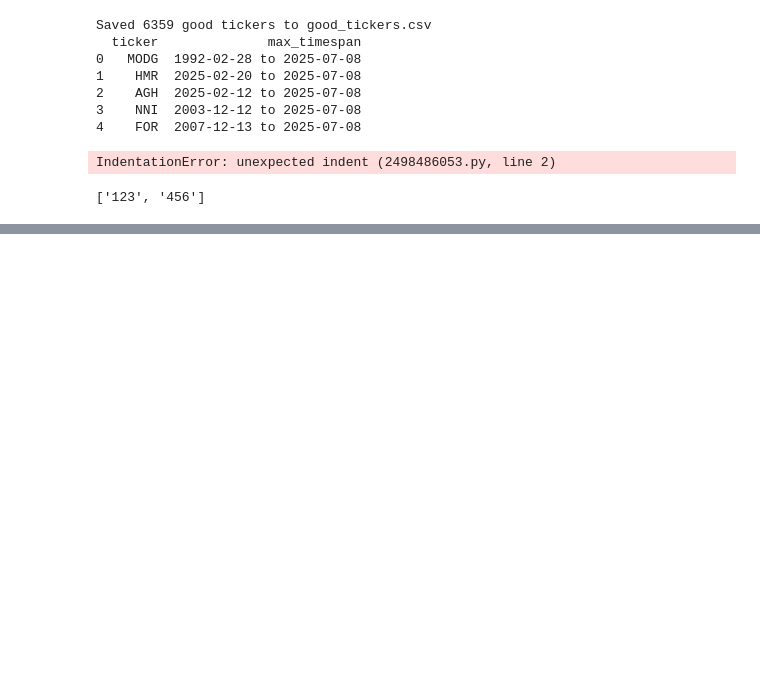
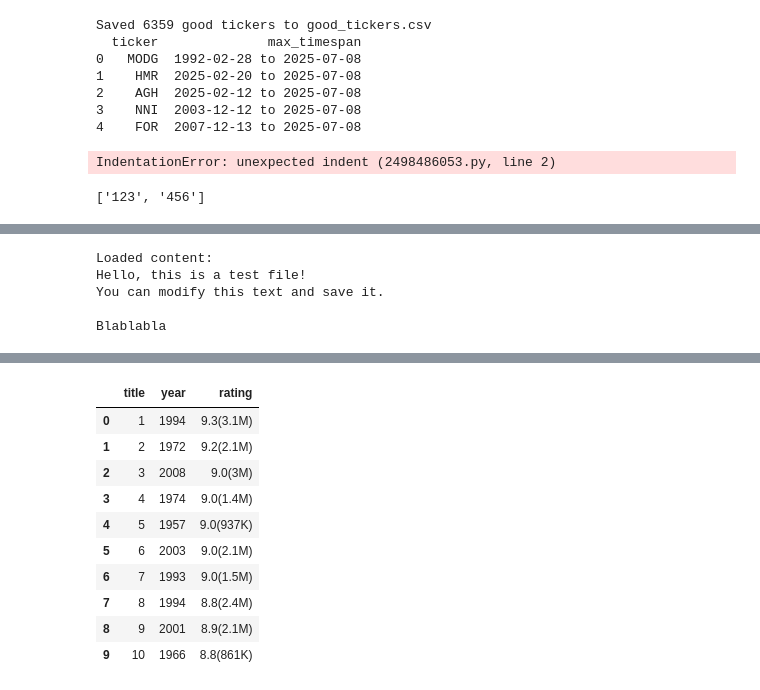
Before and after one commit to use-less-vars/large_eval_framework, a Jupyter notebook: Untitled.ipynb, the cells around one changed output, grey strips where cells are left out. Saved outputs shown, nothing was run; the diff lists cells and outputs as text; code cells hidden in the pictures; blank space fills up the shorter version.

```diff
--- a/Untitled.ipynb
+++ b/Untitled.ipynb
@@ -533,0 +554,57 @@ a
+# %%
+# Read the file
+with open(file_path, "r") as file:
+    loaded_text = file.read()
+
+print("Loaded content:")
+print(loaded_text)
+# %% [output]
+Loaded content:
+Hello, this is a test file!
+You can modify this text and save it.
+
+Blablabla
+# %%
+import requests
+from bs4 import BeautifulSoup
+import pandas as pd
+
+# Target URL - IMDb's Top 250 movies
+url = "https://www.imdb.com/chart/top/"
+
+try:
+    # Fetch the page with headers
+    headers = {
+        'User-Agent': 'Mozilla/5.0 (Windows NT 10.0; Win64; x64) AppleWebKit/537.36 (KHTML, like Gecko) Chrome/91.0.4472.124 Safari/537.36'
+    }
+    response = requests.get(url, headers=headers)
+    response.raise_for_status()
+
+    # Parse with BeautifulSoup
+    soup = BeautifulSoup(response.text, 'html.parser')
+
+    # Extract movie data - NEW SELECTORS
+    movies = []
+    movie_elements = soup.select('li.ipc-metadata-list-summary-item')
+
+    for movie in movie_elements[:10]:  # Just get top 10 for demo
+        try:
+            title = movie.select_one('h3.ipc-title__text').get_text(strip=True).split('. ')[0]
+            year = movie.select_one('span.cli-title-metadata-item').get_text(strip=True)
+            rating = movie.select_one('span.ipc-rating-star--imdb').get_text(strip=True).split()[0]
+            movies.append({'title': title, 'year': year, 'rating': rating})
+        except Exception as e:
+            print(f"Error parsing movie: {e}")
+            continue
+
+    # Display results
+    if movies:
+        df_scraped = pd.DataFrame(movies)
+        print("Successfully scraped IMDb Top 10:")
+        display(df_scraped)
+    else:
+        print("No movies found - the page structure may have changed again")
+
+except Exception as e:
+    print(f"Scraping failed: {e}")
+# %% [output]
@@ -533,0 +612,11 @@ a
+|  | title | year | rating |
+| 0 | 1 | 1994 | 9.3(3.1M) |
+| 1 | 2 | 1972 | 9.2(2.1M) |
+| 2 | 3 | 2008 | 9.0(3M) |
+| 3 | 4 | 1974 | 9.0(1.4M) |
+| 4 | 5 | 1957 | 9.0(937K) |
+| 5 | 6 | 2003 | 9.0(2.1M) |
+| 6 | 7 | 1993 | 9.0(1.5M) |
+| 7 | 8 | 1994 | 8.8(2.4M) |
+| 8 | 9 | 2001 | 8.9(2.1M) |
+| 9 | 10 | 1966 | 8.8(861K) |
```
Also changed, not shown: parts of 4 cells of this notebook, 2 other files.
